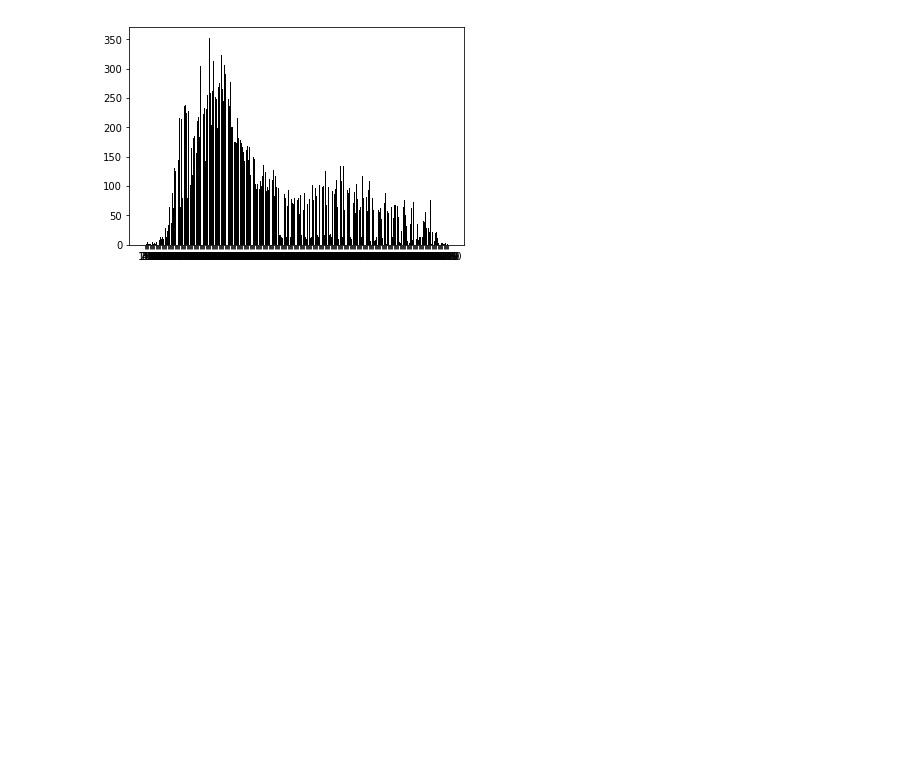
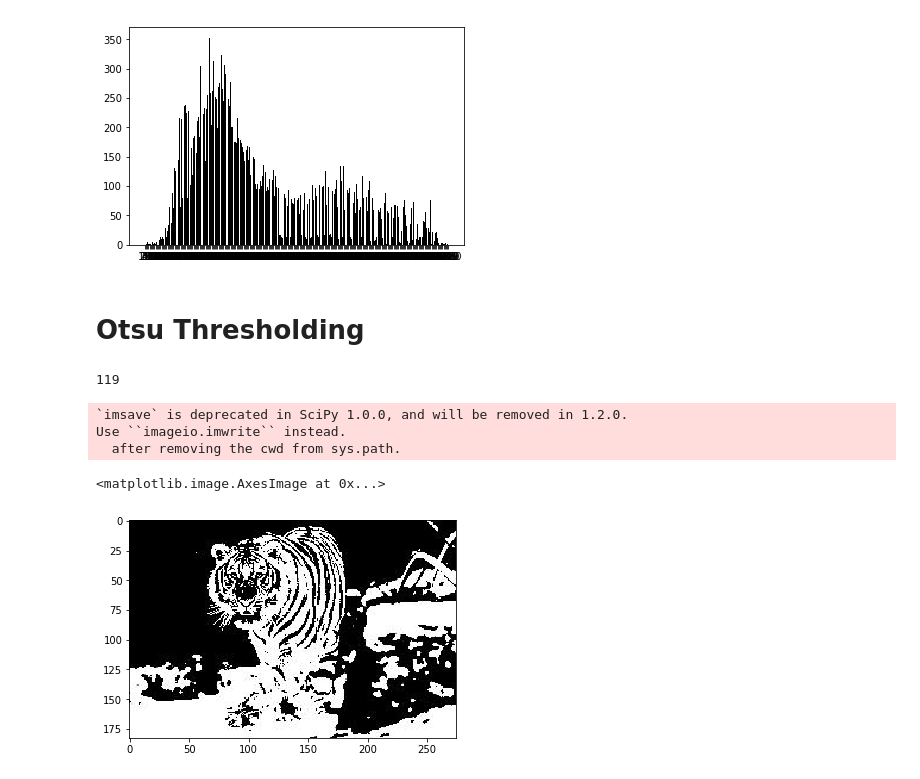
Before and after one commit to ivanakonatar/Project, a Jupyter notebook: ProjectHistogram.ipynb, the cells around one changed output. Saved outputs shown, nothing was run; the diff lists cells and outputs as text; code cells hidden in the pictures; blank space fills up the shorter version.

Commit message:
Project Histogram

```diff
--- a/ProjectHistogram.ipynb
+++ b/ProjectHistogram.ipynb
@@ -115,3 +115,5 @@ plt.xticks(range(len(d_gr)), list(d_gr.keys()))
 plt.show()
 # %% [output]
 [figure]
+# %% [markdown]
+# Otsu Thresholding
@@ -117,0 +162,14 @@ plt.show()
+# %%
+from PIL import Image
+
+x=otsu(gray)
+imsave('nova.jpg',x)
+im = Image.open("nova.jpg")
+plt.imshow(im)
+# %% [output]
+119
+`imsave` is deprecated in SciPy 1.0.0, and will be removed in 1.2.0.
+Use ``imageio.imwrite`` instead.
+  after removing the cwd from sys.path.
+<matplotlib.image.AxesImage at 0x...>
+[figure, added]
```
Also changed, not shown: parts of 7 cells of this notebook.
